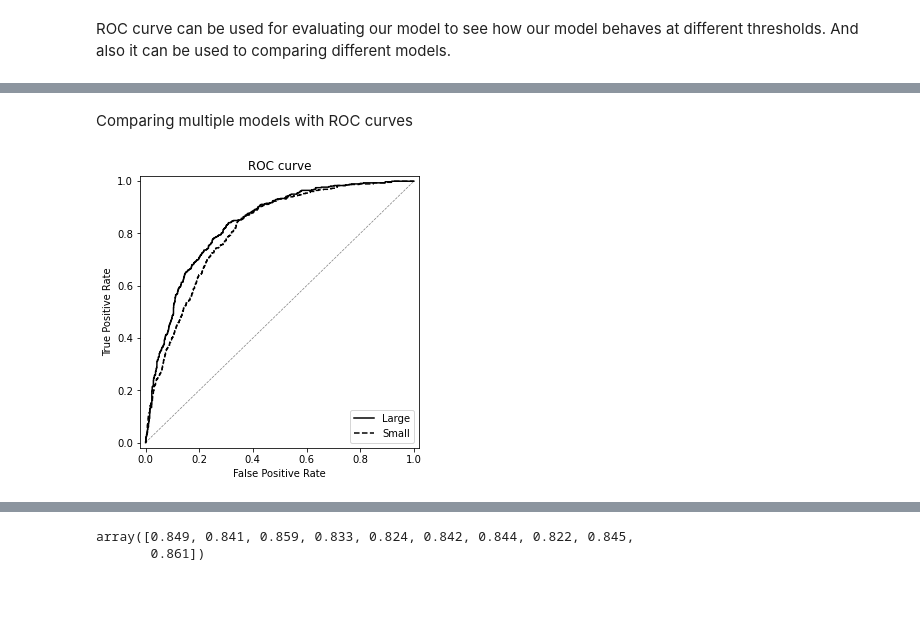
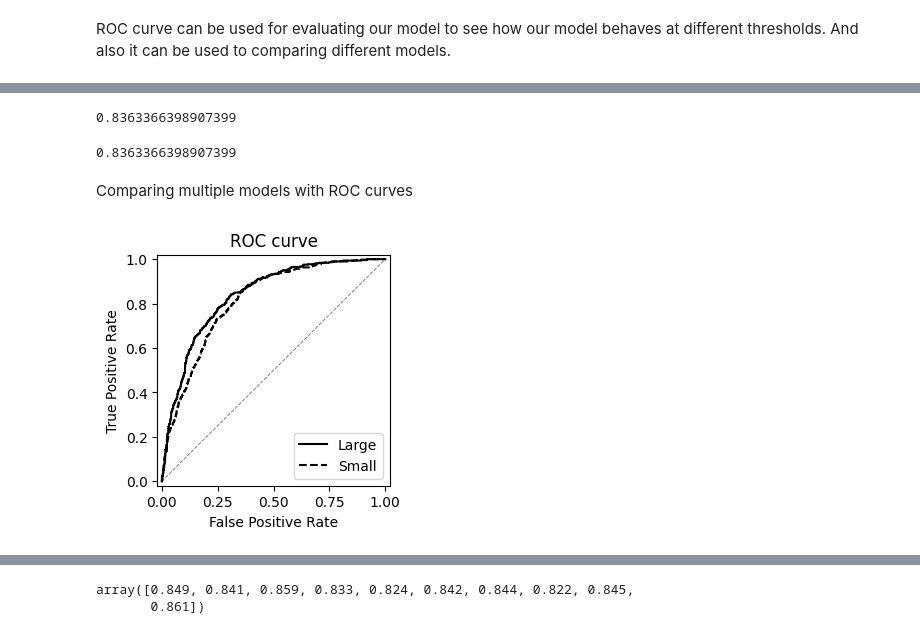
Before and after one commit to ekhlebus/ml-zoomcamp, a Jupyter notebook: 03-classification_churn_prediction/04-metrics.ipynb, the cells around one changed output, grey strips where cells are left out. Drawn from its saved outputs; the diff is of its cells as text; code cells hidden in the pictures; blank space fills up the shorter version.

```diff
--- a/03-classification_churn_prediction/04-metrics.ipynb
+++ b/03-classification_churn_prediction/04-metrics.ipynb
@@ -612,26 +629,38 @@ auc(df_scores_small.fpr, df_scores_small.tpr)
+# %%
+# We can use approach from previous cells to calculate AUC for a model
+fpr, tpr, thresholds = roc_curve(y_val, y_pred)
+auc(fpr, tpr)
+# %% [output]
+0.8363366398907399
+# %%
+# But also we can use shortcut from sklearn
+from sklearn.metrics import roc_auc_score
+roc_auc_score(y_val, y_pred)
+# %% [output]
+0.8363366398907399
 # %% [markdown]
 Comparing multiple models with ROC curves
 # %%
 fpr_large, tpr_large, _ = roc_curve(y_val, y_pred)
 fpr_small, tpr_small, _ = roc_curve(y_val, y_pred_small)
 
-plt.figure(figsize=(5, 5))
+plt.figure(figsize=(3, 3))
 
 plt.plot(fpr_large, tpr_large, color='black', linestyle='solid', label='Large')
 plt.plot(fpr_small, tpr_small, color='black', linestyle='dashed', label='Small')
 plt.plot([0, 1], [0, 1], color='black', lw=0.7, linestyle='dashed', alpha=0.5)
 
 plt.xlim([-0.02, 1.02])
 plt.ylim([-0.02, 1.02])
 plt.xlabel('False Positive Rate')
 plt.ylabel('True Positive Rate')
 
 plt.title('ROC curve')
 plt.legend(loc='lower right')
 
 plt.show()
 # %% [output]
-[figure, old version]
+[figure, new version]
 # %%
 from sklearn.metrics import roc_auc_score
 # %%
```
Also changed, not shown: parts of 34 cells of this notebook.
